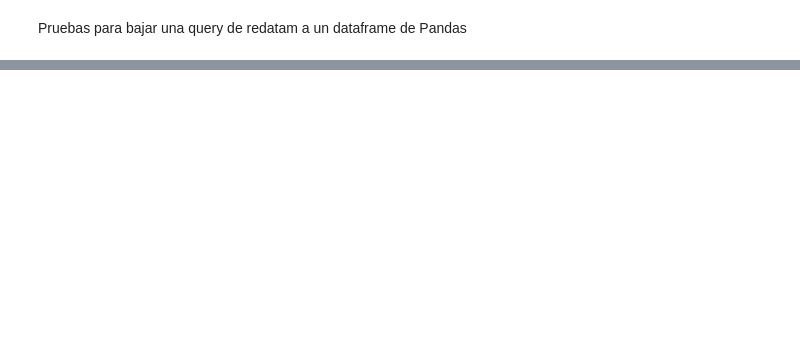
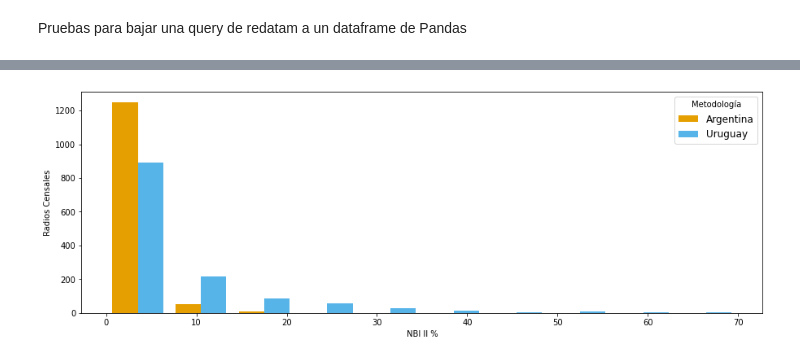
Before and after one commit to Bgeninatti/seminario_nbi, a Jupyter notebook: notebooks/Anexo 1 - Descarga de REDATAM.ipynb, the cells around one changed output, grey strips where cells are left out. Saved outputs shown, nothing was run; the diff lists cells and outputs as text; code cells hidden in the pictures; blank space fills up the shorter version.

```diff
--- a/notebooks/Anexo 1 - Descarga de REDATAM.ipynb
+++ b/notebooks/Anexo 1 - Descarga de REDATAM.ipynb
@@ -384,0 +120,3 @@ pprint(resultados)
+# %%
+with open('../datos/Codgeo_Santa_Fe_con_datos/mygeodata/Santa_Fe_con_datos.geojson') as geojson:
+    radios_santa_fe = json.load(geojson)
@@ -384,0 +162,3 @@ pprint(resultados)
+# %%
+for r in radios_santa_fe['features']:
+    print(r['properties'].get('hogares_nbi_ii_ar_%', 100))
@@ -384,0 +193,6 @@ pprint(resultados)
+# %%
+with open('rosario_nbi_final.json') as jsonfile:
+    radios_santa_fe = json.load(jsonfile)
+
+with open('kepler.config.json') as jsonfile:
+    kepler_config = json.load(jsonfile)
@@ -384,0 +210,5 @@ pprint(resultados)
+# %%
+nbi_ar_rel = [r['properties']['hogares_nbi_ii_ar_%'] for r in radios_santa_fe['features']]
+nbi_uy_rel = [r['properties']['hogares_nbi_ii_uy_%'] for r in radios_santa_fe['features']]
+nbi_ar = [r['properties']['hogares_nbi_ii_ar'] for r in radios_santa_fe['features']]
+nbi_uy = [r['properties']['hogares_nbi_ii_uy'] for r in radios_santa_fe['features']]
@@ -384,0 +239,16 @@ pprint(resultados)
+# %%
+
+plt.figure(figsize=(15, 5))
+
+colors = ['#E69F00', '#56B4E9',]
+names = ['Argentina', 'Uruguay']
+
+plt.hist([nbi_ar_rel, nbi_uy_rel], bins = 10, color = colors, label=names)
+# Add labels
+plt.ylabel('Radios Censales')
+plt.xlabel('NBI II %')
+
+plt.legend(prop={'size': 12}, title = 'Metodología')
+plt.savefig("figura_02.png")
+# %% [output]
+[figure, added]
```
Also changed, not shown: parts of 61 cells of this notebook, 23 other files.
